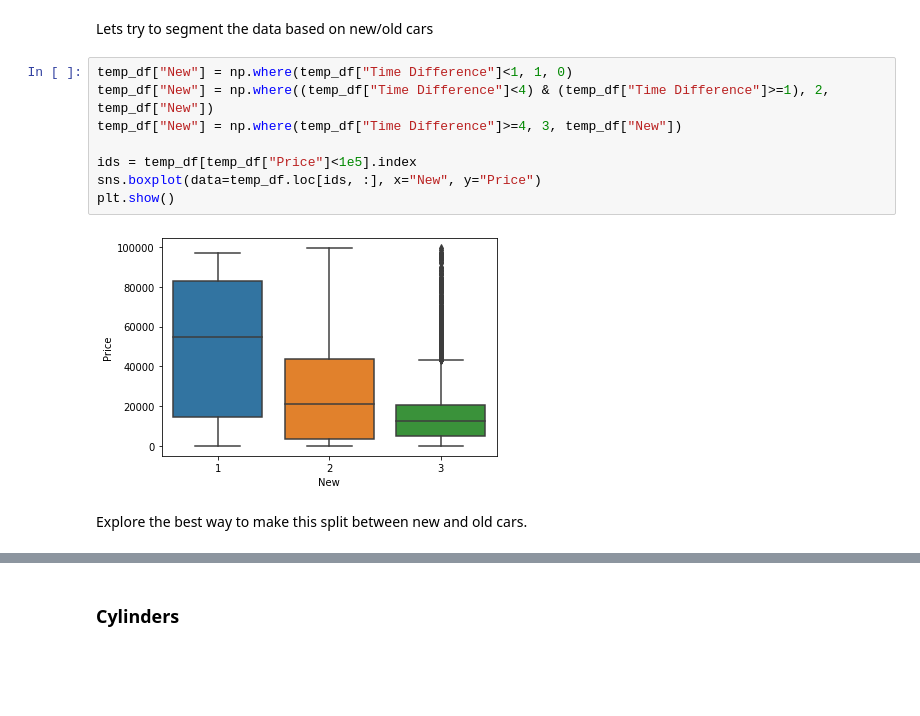
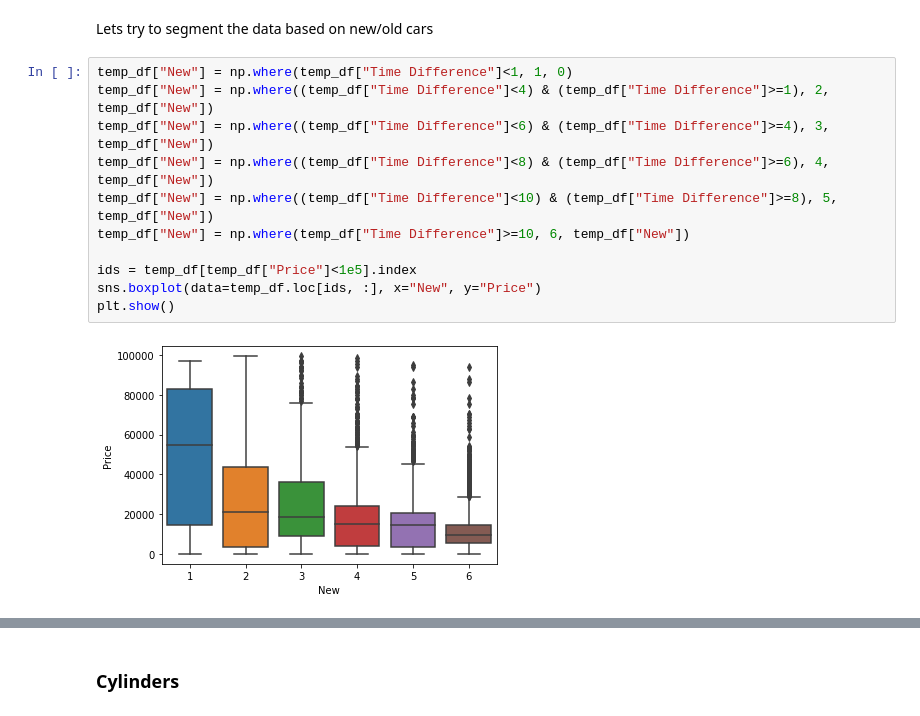
Before and after one commit to yashveersinghsohi/Car_Price_Prediction, a Jupyter notebook: EDA/CarPrice_01_Multivariate_EDA.ipynb, the cells around one changed output, grey strips where cells are left out. Drawn from its saved outputs; the diff is of its cells as text; blank space fills up the shorter version.

Commit message:
Visualizing Prod. year using label encoding

```diff
--- a/EDA/CarPrice_01_Multivariate_EDA.ipynb
+++ b/EDA/CarPrice_01_Multivariate_EDA.ipynb
@@ -125,12 +125,13 @@ Lets try to segment the data based on new/old cars
 # %%
 temp_df["New"] = np.where(temp_df["Time Difference"]<1, 1, 0)
 temp_df["New"] = np.where((temp_df["Time Difference"]<4) & (temp_df["Time Difference"]>=1), 2, temp_df["New"])
-temp_df["New"] = np.where(temp_df["Time Difference"]>=4, 3, temp_df["New"])
+temp_df["New"] = np.where((temp_df["Time Difference"]<6) & (temp_df["Time Difference"]>=4), 3, temp_df["New"])
+temp_df["New"] = np.where((temp_df["Time Difference"]<8) & (temp_df["Time Difference"]>=6), 4, temp_df["New"])
+temp_df["New"] = np.where((temp_df["Time Difference"]<10) & (temp_df["Time Difference"]>=8), 5, temp_df["New"])
+temp_df["New"] = np.where(temp_df["Time Difference"]>=10, 6, temp_df["New"])
 
 ids = temp_df[temp_df["Price"]<1e5].index
 sns.boxplot(data=temp_df.loc[ids, :], x="New", y="Price")
 plt.show()
 # %% [output]
-[figure, old version]
+[figure, new version]
-# %% [markdown]
-Explore the best way to make this split between new and old cars.
```
Also changed, not shown: parts of 2 cells of this notebook.
